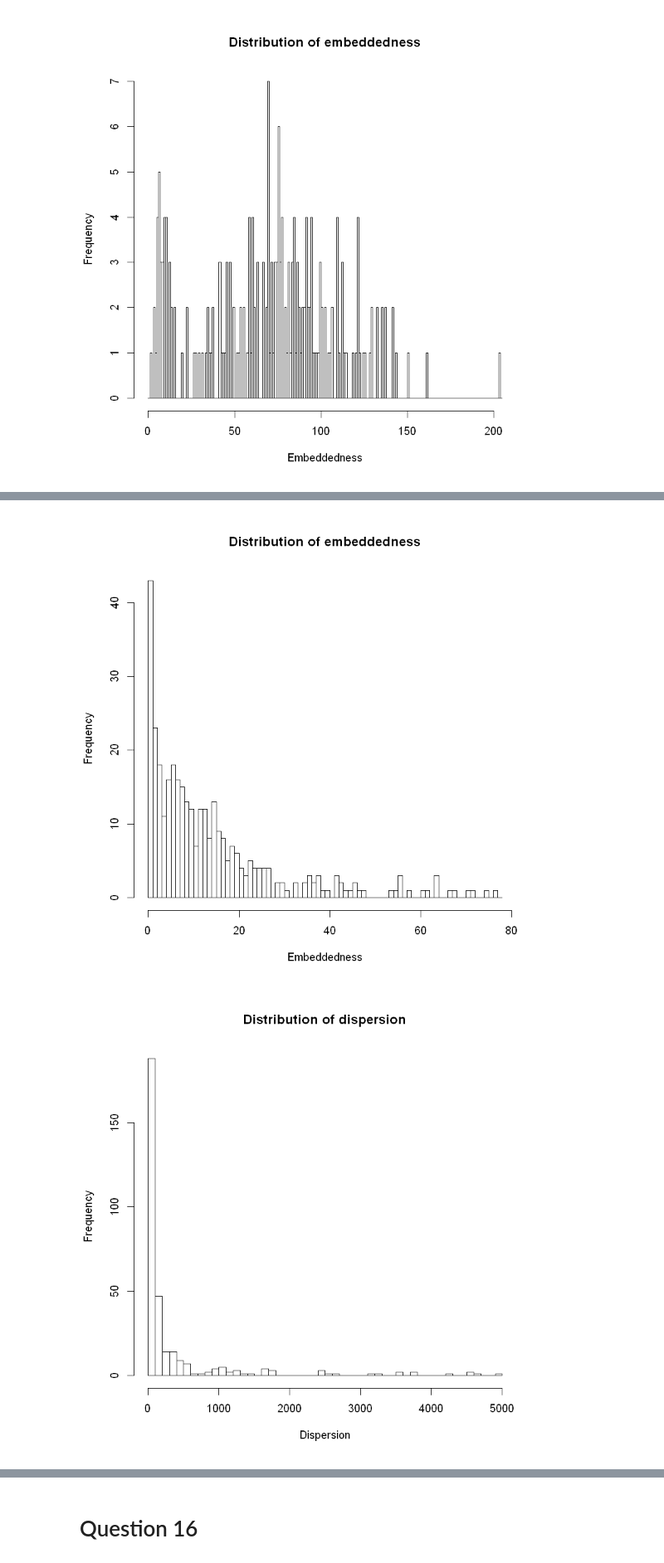
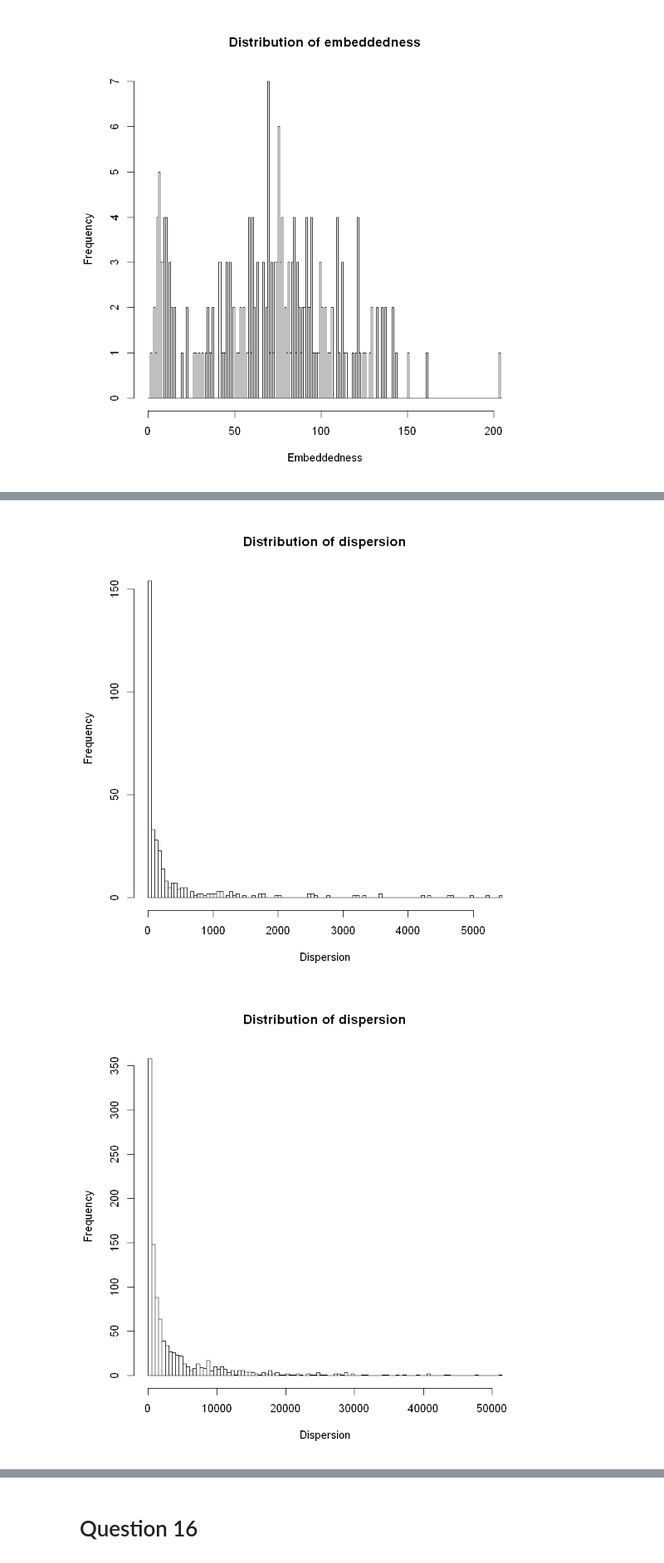
Before and after one commit to maithilibhide/ECE232, a Jupyter notebook: Project2/Facebook.ipynb, the cells around one changed output, grey strips where cells are left out. Shown at 83% size. Cells and saved outputs as stored; diff of their text form; code cells hidden in the pictures.

```diff
--- a/Project2/Facebook.ipynb
+++ b/Project2/Facebook.ipynb
@@ -235,21 +247,24 @@ embeddedness <- function(net,i,j){
 }
 # %%
 dispersion <- function(net,i,j){
+    dia <- diameter(net)
     mutual_friends <- unlist(mutual_friend(net,i,j))
     #print(mutual_friends)
-    #mf = V(net)[V(net)$name %in% mutual_friends]
-    net <- delete.vertices(net,c(which(V(net)$name==i),which(V(net)$name==j)))
-    #final_net = induced_subgraph(net, vids = mutual_friends)
-    #return(sum(distances(final_net))/2)
-    distance <- 0
-    if (length(mutual_friends)>1){
-        combos = combn(mutual_friends, 2)
-        for (i in 1:(length(combos)/2)) {
-            friend1 = combos[,i][1]
-            friend2 = combos[,i][2]
-            dist = distances(net,v=which(V(net)$name==friend1),to=which(V(net)$name==friend2))[1]
-            distance = distance + dist
-        }
-    }
-    return(distance)
+    #net <- delete.vertices(net,c(i,j))
+    final_net = induced_subgraph(net, vids = mutual_friends)
+    #plot(final_net)
+    A <- shortest.paths(final_net,v=V(final_net),to =V(final_net))
+    A[which(!is.finite(A))] <- dia + 10
+    return(sum(A)/2)
+    #distance <- 0
+    #if (length(mutual_friends)>1){
+    #    combos = combn(mutual_friends, 2)
+    #    for (i in 1:(length(combos)/2)) {
+    #        friend1 = combos[,i][1]
+    #        friend2 = combos[,i][2]
+    #        dist = distances(net,v=which(V(net)$name==friend1),to=which(V(net)$name==friend2))[1]
+    #        distance = distance + dist
+    #    }
+    #}
+    #return(distance)
 }
@@ -280,24 +304,19 @@ for (core_node in core_list){
 # %%
-#core_list = c(1,108,349,484,1087)
-core_list = c(1)
+core_list = c(1,108,349,484,1087)
 for (core_node in core_list){
     neighbors = unlist(ego(graph, order=1, nodes = core_node, mode = "all"))
     personal_net = induced_subgraph(graph, vids = as.character(neighbors))
-    embed_list <- c()
     dispersion_list <- c()
     cn = V(personal_net)[V(personal_net)$name==core_node]
     for (i in neighbors){
         neighbor = V(personal_net)[V(personal_net)$name==i]
         if(neighbor!=cn){
-            embed_list <- c(embed_list,embeddedness(personal_net,cn,neighbor))
             dispersion_list <- c(dispersion_list,dispersion(personal_net,cn,neighbor))
         }
     }
-    hist(embed_list, breaks = seq(from = 0, to = max(embed_list) + 1, by = 1),
-         main = 'Distribution of embeddedness', xlab = "Embeddedness")
-    hist(dispersion_list, breaks=50,
+    hist(dispersion_list, breaks = 100,
          main = 'Distribution of dispersion', xlab = "Dispersion")
 }
 # %% [output]
-[figure, old version]
+[figure, new version]
-[figure, old version]
+[figure, new version]
```
Also changed, not shown: parts of 11 cells of this notebook.
